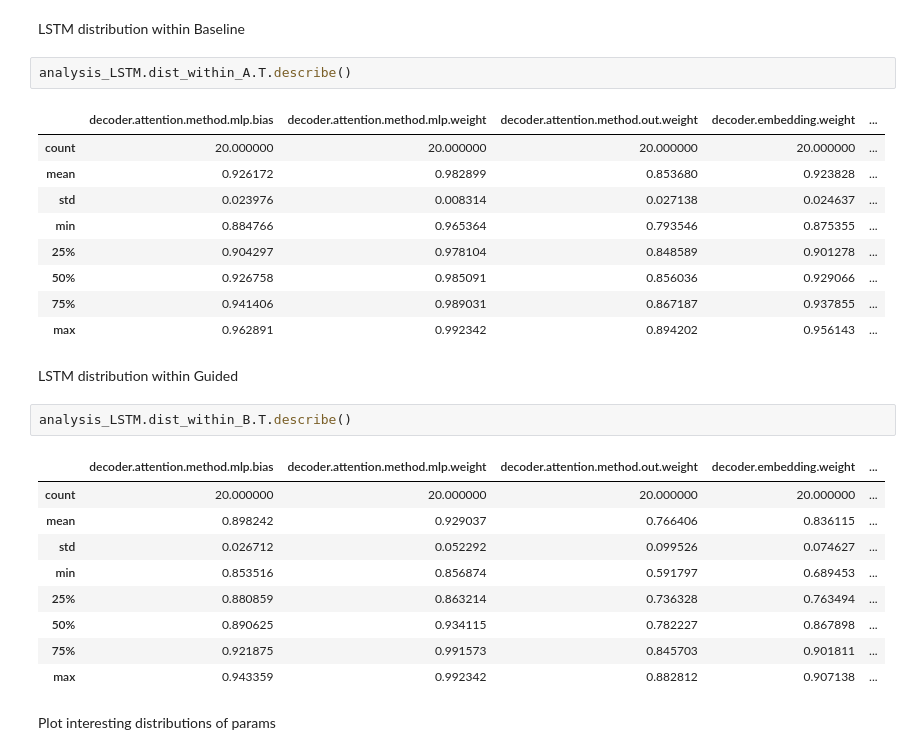
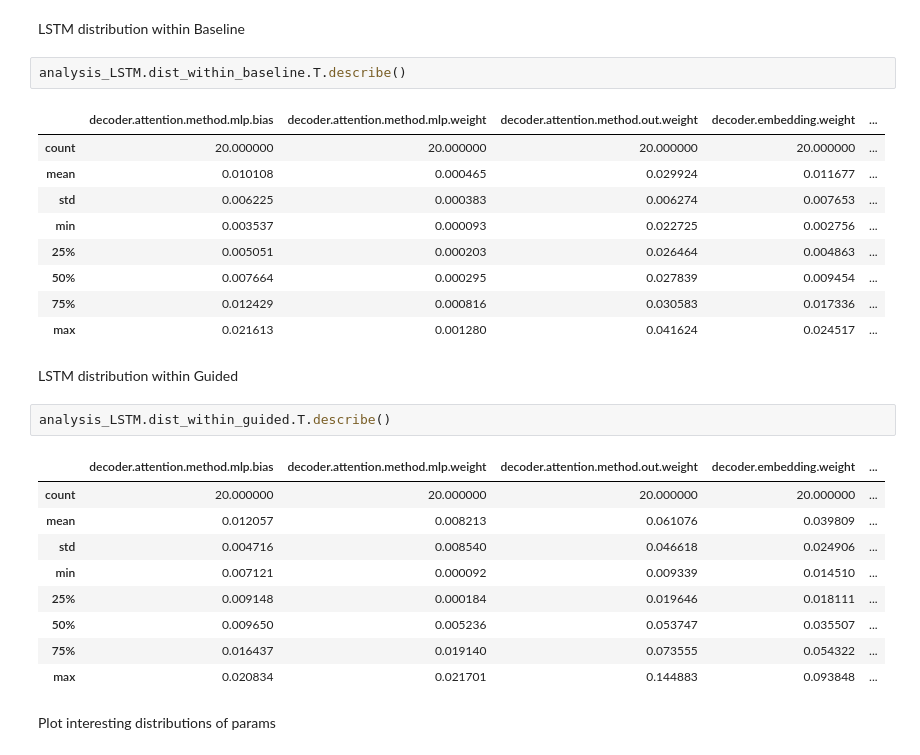
Before and after one commit to davidmrau/machine, a Jupyter notebook: parameter_analysis.ipynb, the cells around one changed output. Saved outputs shown, nothing was run; the diff lists cells and outputs as text.

```diff
--- a/parameter_analysis.ipynb
+++ b/parameter_analysis.ipynb
@@ -448,31 +457,31 @@ analysis_LSTM.dist.describe()
 # %% [markdown]
 LSTM distribution within Baseline
 # %%
-analysis_LSTM.dist_within_A.T.describe()
+analysis_LSTM.dist_within_baseline.T.describe()
 # %% [output]
 |  | decoder.attention.method.mlp.bias | decoder.attention.method.mlp.weight | decoder.attention.method.out.weight | decoder.embedding.weight | ... |
 | count | 20.000000 | 20.000000 | 20.000000 | 20.000000 | ... |
-| mean | 0.926172 | 0.982899 | 0.853680 | 0.923828 | ... |
-| std | 0.023976 | 0.008314 | 0.027138 | 0.024637 | ... |
-| min | 0.884766 | 0.965364 | 0.793546 | 0.875355 | ... |
-| 25% | 0.904297 | 0.978104 | 0.848589 | 0.901278 | ... |
-| 50% | 0.926758 | 0.985091 | 0.856036 | 0.929066 | ... |
-| 75% | 0.941406 | 0.989031 | 0.867187 | 0.937855 | ... |
-| max | 0.962891 | 0.992342 | 0.894202 | 0.956143 | ... |
+| mean | 0.010108 | 0.000465 | 0.029924 | 0.011677 | ... |
+| std | 0.006225 | 0.000383 | 0.006274 | 0.007653 | ... |
+| min | 0.003537 | 0.000093 | 0.022725 | 0.002756 | ... |
+| 25% | 0.005051 | 0.000203 | 0.026464 | 0.004863 | ... |
+| 50% | 0.007664 | 0.000295 | 0.027839 | 0.009454 | ... |
+| 75% | 0.012429 | 0.000816 | 0.030583 | 0.017336 | ... |
+| max | 0.021613 | 0.001280 | 0.041624 | 0.024517 | ... |
 # %% [markdown]
 LSTM distribution within Guided
 # %%
-analysis_LSTM.dist_within_B.T.describe()
+analysis_LSTM.dist_within_guided.T.describe()
 # %% [output]
 |  | decoder.attention.method.mlp.bias | decoder.attention.method.mlp.weight | decoder.attention.method.out.weight | decoder.embedding.weight | ... |
 | count | 20.000000 | 20.000000 | 20.000000 | 20.000000 | ... |
-| mean | 0.898242 | 0.929037 | 0.766406 | 0.836115 | ... |
-| std | 0.026712 | 0.052292 | 0.099526 | 0.074627 | ... |
-| min | 0.853516 | 0.856874 | 0.591797 | 0.689453 | ... |
-| 25% | 0.880859 | 0.863214 | 0.736328 | 0.763494 | ... |
-| 50% | 0.890625 | 0.934115 | 0.782227 | 0.867898 | ... |
-| 75% | 0.921875 | 0.991573 | 0.845703 | 0.901811 | ... |
-| max | 0.943359 | 0.992342 | 0.882812 | 0.907138 | ... |
+| mean | 0.012057 | 0.008213 | 0.061076 | 0.039809 | ... |
+| std | 0.004716 | 0.008540 | 0.046618 | 0.024906 | ... |
+| min | 0.007121 | 0.000092 | 0.009339 | 0.014510 | ... |
+| 25% | 0.009148 | 0.000184 | 0.019646 | 0.018111 | ... |
+| 50% | 0.009650 | 0.005236 | 0.053747 | 0.035507 | ... |
+| 75% | 0.016437 | 0.019140 | 0.073555 | 0.054322 | ... |
+| max | 0.020834 | 0.021701 | 0.144883 | 0.093848 | ... |
 # %% [markdown]
 Plot interesting distributions of params
 # %%
```
Also changed, not shown: parts of 10 cells of this notebook.
